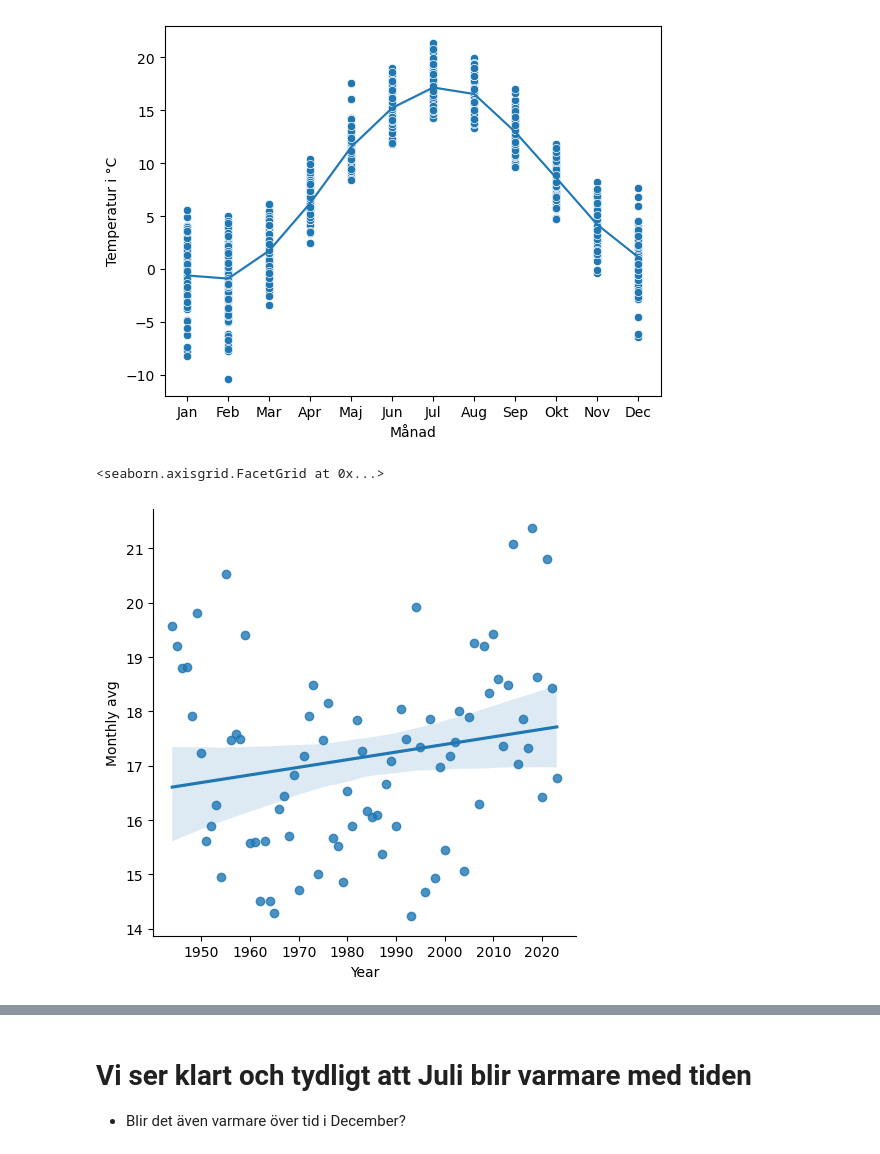
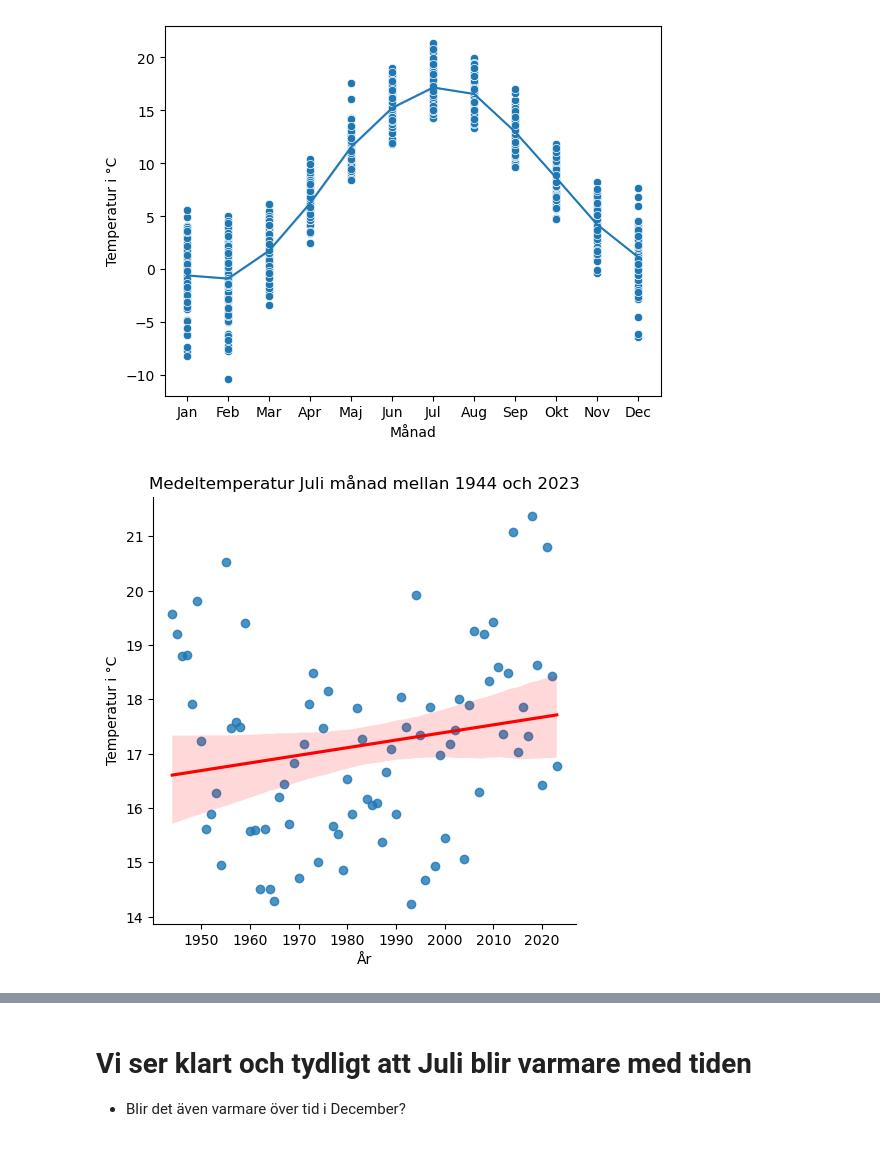
Before and after one commit to msteele919/projectwork, a Jupyter notebook: Kristoffer/plotting.ipynb, the cells around one changed output, grey strips where cells are left out. Cells and saved outputs as stored; diff of their text form; code cells hidden in the pictures.

```diff
--- a/Kristoffer/plotting.ipynb
+++ b/Kristoffer/plotting.ipynb
@@ -55,9 +55,12 @@ plt.xticks(ticks=[1, 2, 3, 4, 5, 6, 7, 8, 9, 10, 11, 12], labels=['Jan', 'Feb',
 [figure]
 # %%
 juli = monthly.query("Month == 7")
-sns.lmplot(data=juli, x='Year', y='Monthly avg')
+sns.lmplot(data=juli, x='Year', y='Monthly avg', line_kws={'color': 'red'})
+plt.title('Medeltemperatur Juli månad mellan 1944 och 2023')
+plt.xlabel('År')
+plt.ylabel('Temperatur i °C')
+plt.savefig('julitempovertid.png')
 # %% [output]
-<seaborn.axisgrid.FacetGrid at 0x...>
-[figure, old version]
+[figure, new version]
 # %%
 print(juli['Monthly avg'].min())
```
Also changed, not shown: parts of 5 cells of this notebook, 6 other files.
